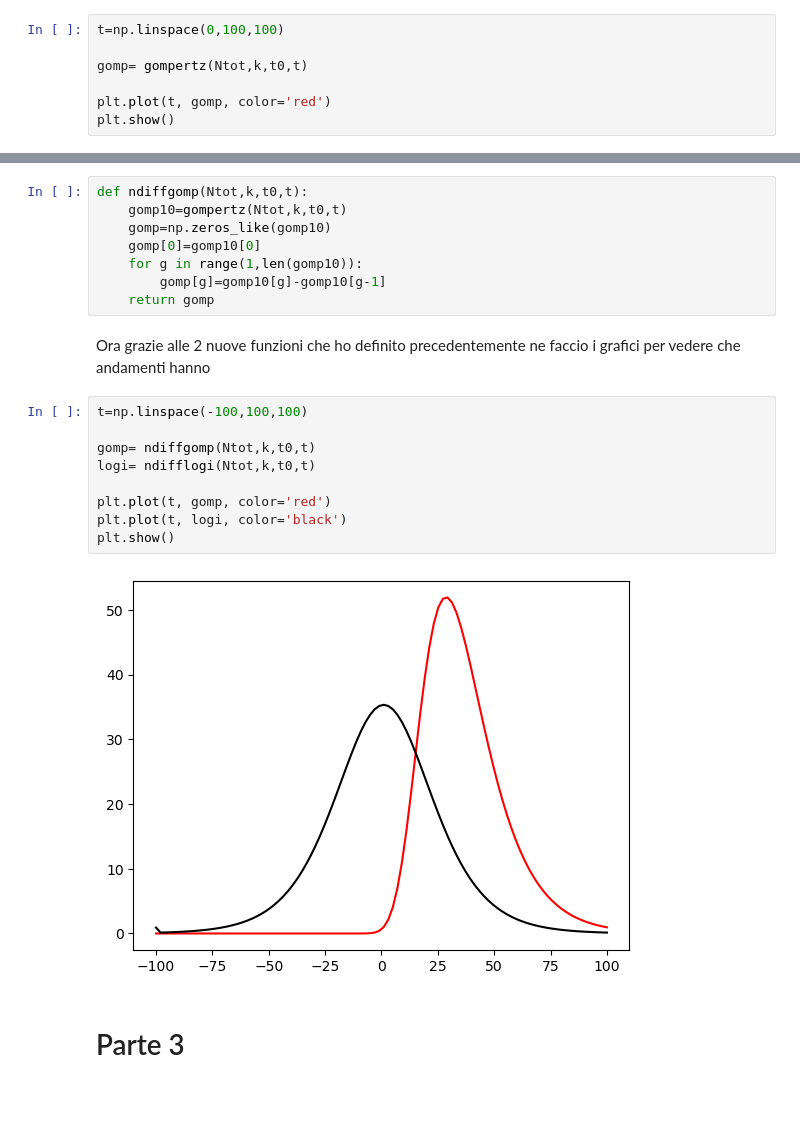
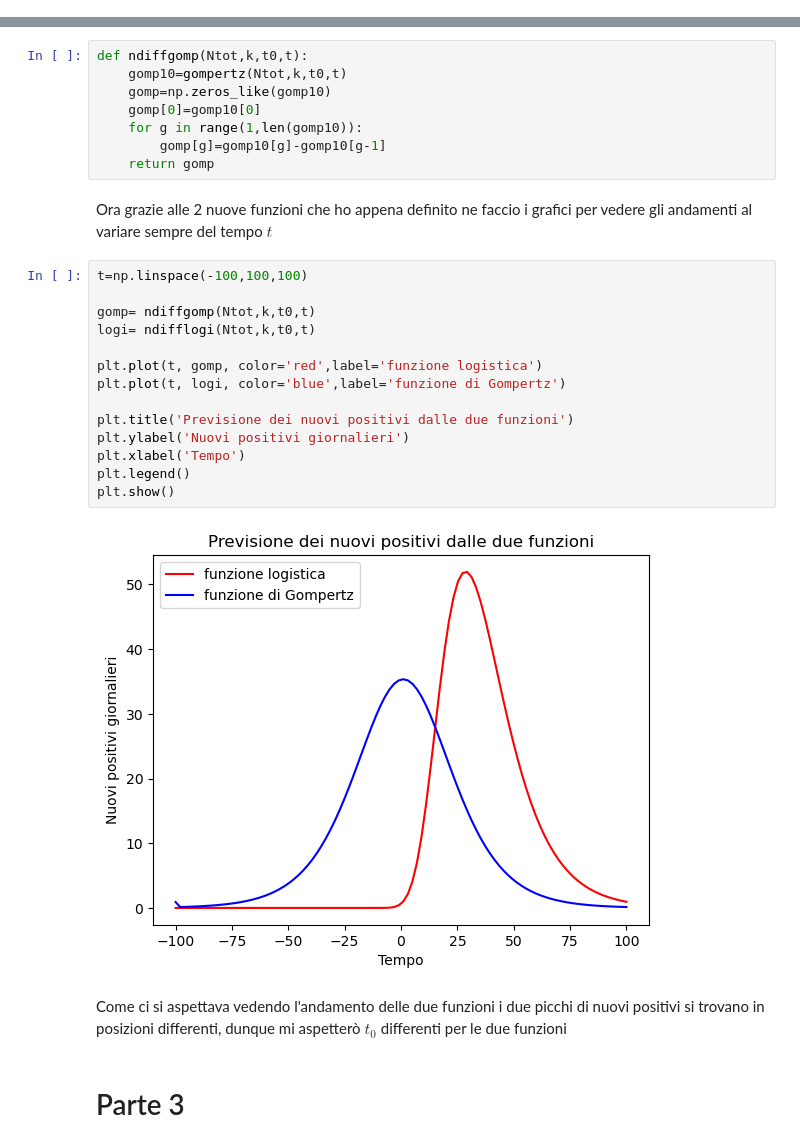
Before and after one commit to ErikMoro02/EsameCOVID, a Jupyter notebook: Esame COVID Erik Moro.ipynb, the cells around one changed output, grey strips where cells are left out. Cells and saved outputs as stored; diff of their text form; blank space fills up the shorter version.

```diff
--- a/Esame COVID Erik Moro.ipynb
+++ b/Esame COVID Erik Moro.ipynb
@@ -91,7 +95,0 @@ plt.show()
-# %%
-t=np.linspace(0,100,100)
-
-gomp= gompertz(Ntot,k,t0,t)
-
-plt.plot(t, gomp, color='red')
-plt.show()
@@ -116,18 +114,25 @@ def ndiffgomp(Ntot,k,t0,t):
         gomp[g]=gomp10[g]-gomp10[g-1]
     return gomp
 # %% [markdown]
-Ora grazie alle 2 nuove funzioni che ho definito precedentemente ne faccio i grafici per vedere che andamenti hanno
+Ora grazie alle 2 nuove funzioni che ho appena definito ne faccio i grafici per vedere gli andamenti al variare sempre del tempo $t$
 # %%
 t=np.linspace(-100,100,100)
 
 gomp= ndiffgomp(Ntot,k,t0,t)
 logi= ndifflogi(Ntot,k,t0,t)
 
-plt.plot(t, gomp, color='red')
-plt.plot(t, logi, color='black')
+plt.plot(t, gomp, color='red',label='funzione logistica')
+plt.plot(t, logi, color='blue',label='funzione di Gompertz')
+
+plt.title('Previsione dei nuovi positivi dalle due funzioni')
+plt.ylabel('Nuovi positivi giornalieri')
+plt.xlabel('Tempo')
+plt.legend()
 plt.show()
 # %% [output]
-[figure, old version]
+[figure, new version]
+# %% [markdown]
+Come ci si aspettava vedendo l'andamento delle due funzioni i due picchi di nuovi positivi si trovano in posizioni differenti, dunque mi aspetterò $t_0$ differenti per le due funzioni
 # %% [markdown]
 # Parte 3
 # %% [markdown]
```
Also changed, not shown: parts of 35 cells of this notebook.
